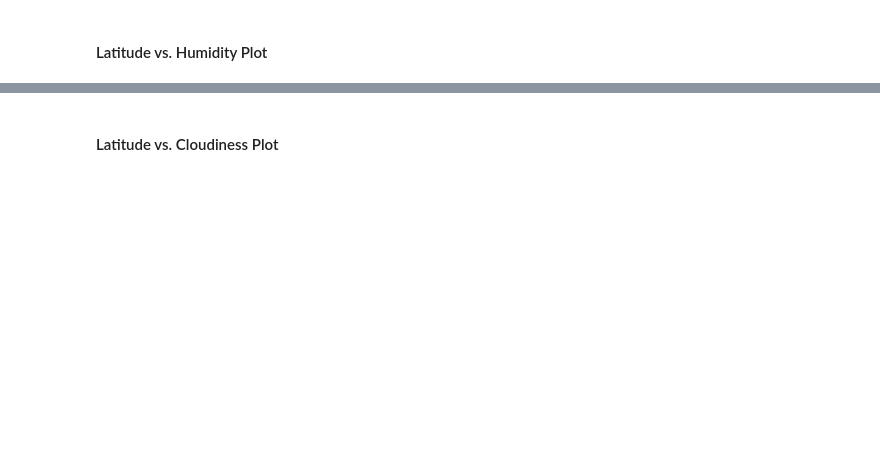
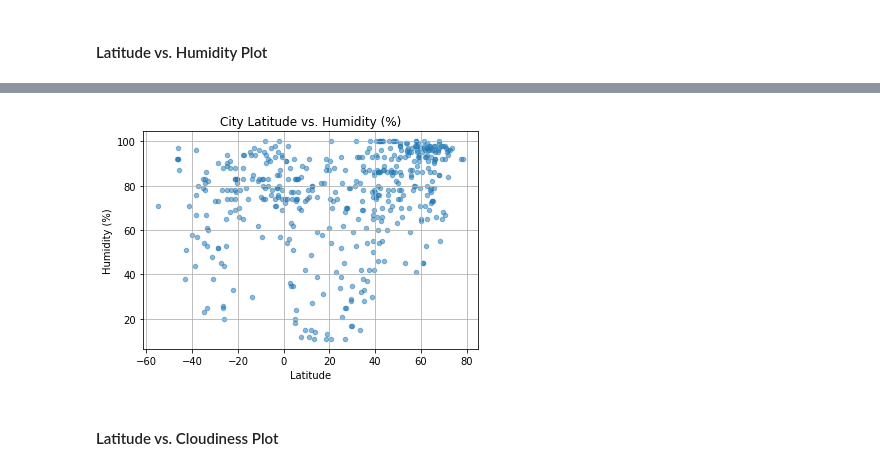
Before and after one commit to jrevier/python-api-challenge, a Jupyter notebook: WeatherPy/WeatherPy.ipynb, the cells around one changed output, grey strips where cells are left out. Cells and saved outputs as stored; diff of their text form; code cells hidden in the pictures; blank space fills up the shorter version.

```diff
--- a/WeatherPy/WeatherPy.ipynb
+++ b/WeatherPy/WeatherPy.ipynb
@@ -113,2 +170,13 @@ dtype: int64
+# %%
+fig, ax = plt.subplots()
+weather_dict.plot(kind='scatter', x='Lat', y='Humidity', ax=ax, alpha = 0.5)
+plt.title("City Latitude vs. Humidity (%)")
+plt.xlabel("Latitude")
+plt.ylabel("Humidity (%)")
+# Turn on the grid
+ax.grid()
+plt.savefig("../Images/latvhum.png")
+# %% [output]
+[figure, added]
 # %% [markdown]
 #### Latitude vs. Cloudiness Plot
```
Also changed, not shown: parts of 36 cells of this notebook, 15 other files.
